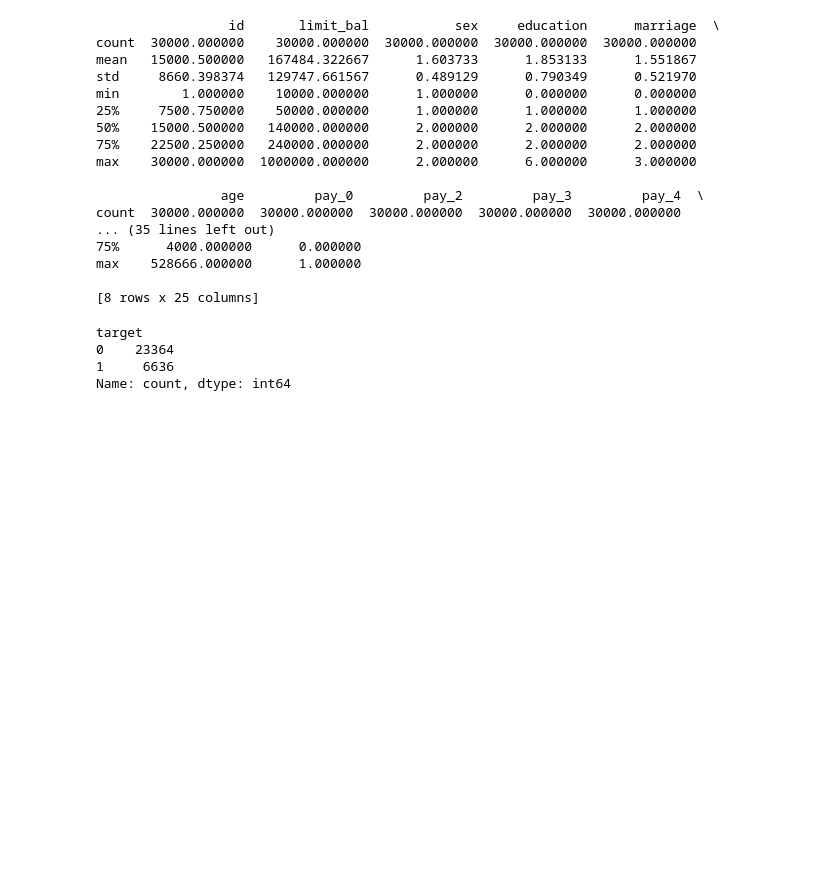
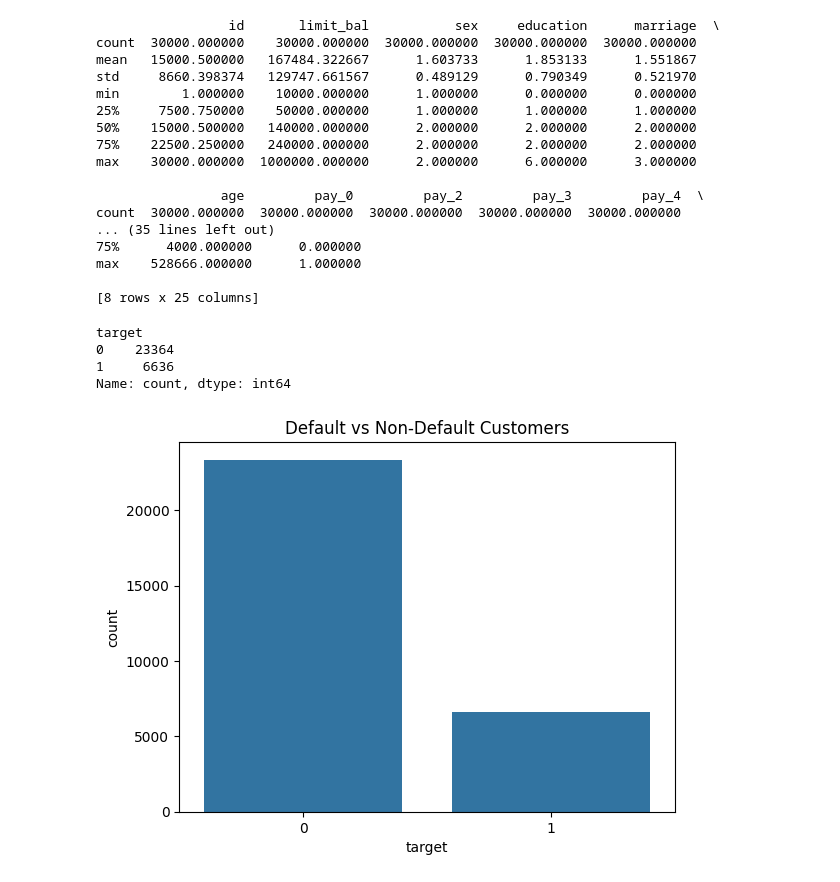
Before and after one commit to theshivrajpatil/Smart-Credit-Risk-Assessment-System, a Jupyter notebook: notebooks/analysis.ipynb, the cells around one changed output. Saved outputs shown, nothing was run; the diff lists cells and outputs as text; code cells hidden in the pictures; blank space fills up the shorter version.

```diff
--- a/notebooks/analysis.ipynb
+++ b/notebooks/analysis.ipynb
@@ -88,3 +88,12 @@ target
 0    23364
 1     6636
 Name: count, dtype: int64
+# %%
+import matplotlib.pyplot as plt
+import seaborn as sns
+
+sns.countplot(x = 'target', data = df)
+plt.title('Default vs Non-Default Customers')
+plt.show()
+# %% [output]
+[figure, added]
```
Also changed, not shown: parts of 8 cells of this notebook.
